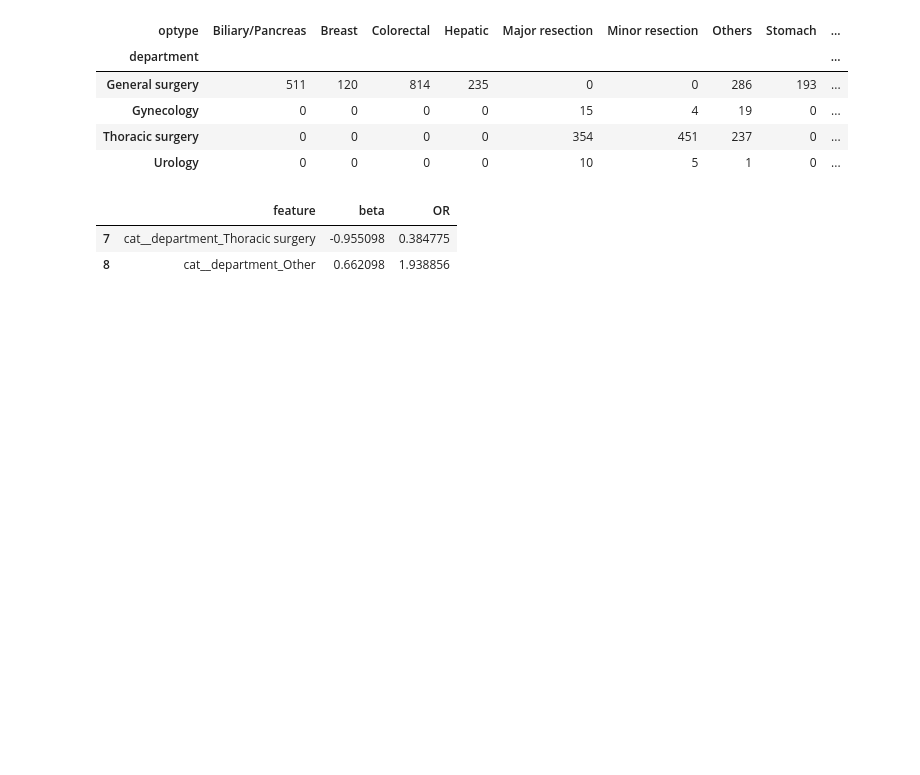
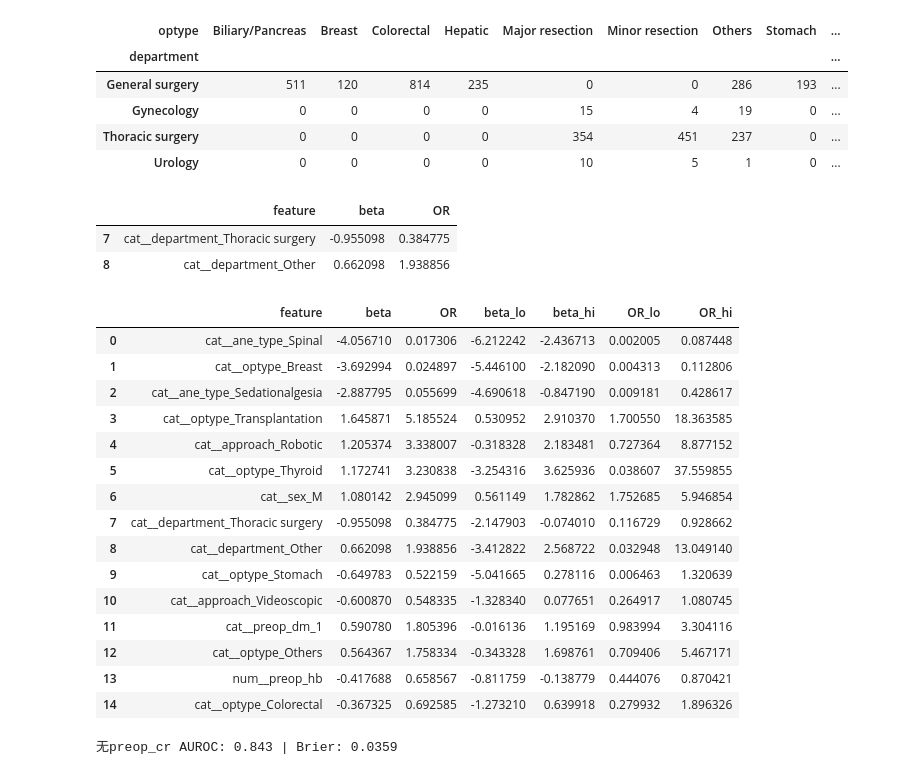
Before and after one commit to zhendai123/postop-aki-vitaldb, a Jupyter notebook: 01_vitaldb_explore.ipynb, the cells around one changed output. Saved outputs shown, nothing was run; the diff lists cells and outputs as text; code cells hidden in the pictures; blank space fills up the shorter version.

Commit message:
statistical layer complete: bootstrap CI table2 + zero-dependence on preop_cr confirmed

```diff
--- a/01_vitaldb_explore.ipynb
+++ b/01_vitaldb_explore.ipynb
@@ -897,3 +897,64 @@ coef_tbl3[coef_tbl3['feature'].str.contains('department', regex=True)]
 |  | feature | beta | OR |
 | 7 | cat__department_Thoracic surgery | -0.955098 | 0.384775 |
 | 8 | cat__department_Other | 0.662098 | 1.938856 |
+# %%
+import warnings
+warnings.filterwarnings('ignore')
+
+C_best = float(lr3.named_steps['m'].C_[0])
+feat3 = lr3.named_steps['pre'].get_feature_names_out()
+
+rng = np.random.default_rng(42)
+B = 300
+boot = np.zeros((B, len(feat3)))
+Xa = Xtr2.reset_index(drop=True)
+ya = ytr2.reset_index(drop=True)
+
+for b in range(B):
+    idx = rng.integers(0, len(Xa), len(Xa))
+    m = Pipeline([('pre', pre2),
+                  ('m', LogisticRegression(C=C_best, max_iter=3000))])
+    m.fit(Xa.iloc[idx], ya.iloc[idx])
+    boot[b] = m.named_steps['m'].coef_[0]
+
+ci = pd.DataFrame({'feature': feat3,
+                   'beta_lo': np.percentile(boot, 2.5, axis=0),
+                   'beta_hi': np.percentile(boot, 97.5, axis=0)})
+table2 = coef_tbl3.merge(ci, on='feature')
+table2['OR_lo'] = np.exp(table2['beta_lo'])
+table2['OR_hi'] = np.exp(table2['beta_hi'])
+table2.head(15)
+# %% [output]
+|  | feature | beta | OR | beta_lo | beta_hi | OR_lo | OR_hi |
+| 0 | cat__ane_type_Spinal | -4.056710 | 0.017306 | -6.212242 | -2.436713 | 0.002005 | 0.087448 |
+| 1 | cat__optype_Breast | -3.692994 | 0.024897 | -5.446100 | -2.182090 | 0.004313 | 0.112806 |
+| 2 | cat__ane_type_Sedationalgesia | -2.887795 | 0.055699 | -4.690618 | -0.847190 | 0.009181 | 0.428617 |
+| 3 | cat__optype_Transplantation | 1.645871 | 5.185524 | 0.530952 | 2.910370 | 1.700550 | 18.363585 |
+| 4 | cat__approach_Robotic | 1.205374 | 3.338007 | -0.318328 | 2.183481 | 0.727364 | 8.877152 |
+| 5 | cat__optype_Thyroid | 1.172741 | 3.230838 | -3.254316 | 3.625936 | 0.038607 | 37.559855 |
+| 6 | cat__sex_M | 1.080142 | 2.945099 | 0.561149 | 1.782862 | 1.752685 | 5.946854 |
+| 7 | cat__department_Thoracic surgery | -0.955098 | 0.384775 | -2.147903 | -0.074010 | 0.116729 | 0.928662 |
+| 8 | cat__department_Other | 0.662098 | 1.938856 | -3.412822 | 2.568722 | 0.032948 | 13.049140 |
+| 9 | cat__optype_Stomach | -0.649783 | 0.522159 | -5.041665 | 0.278116 | 0.006463 | 1.320639 |
+| 10 | cat__approach_Videoscopic | -0.600870 | 0.548335 | -1.328340 | 0.077651 | 0.264917 | 1.080745 |
+| 11 | cat__preop_dm_1 | 0.590780 | 1.805396 | -0.016136 | 1.195169 | 0.983994 | 3.304116 |
+| 12 | cat__optype_Others | 0.564367 | 1.758334 | -0.343328 | 1.698761 | 0.709406 | 5.467171 |
+| 13 | num__preop_hb | -0.417688 | 0.658567 | -0.811759 | -0.138779 | 0.444076 | 0.870421 |
+| 14 | cat__optype_Colorectal | -0.367325 | 0.692585 | -1.273210 | 0.639918 | 0.279932 | 1.896326 |
+# %%
+num_nocr = [v for v in num_vars if v != 'preop_cr']
+pre_nocr = ColumnTransformer([
+    ('num', Pipeline([('imp', SimpleImputer(strategy='median')),
+                      ('sc', StandardScaler())]), num_nocr),
+    ('cat', Pipeline([('imp', SimpleImputer(strategy='most_frequent')),
+                      ('oh', OneHotEncoder(drop='first', handle_unknown='ignore'))]), cat_vars),
+])
+lr_nocr = Pipeline([('pre', pre_nocr),
+                    ('m', LogisticRegression(C=C_best, max_iter=3000))])
+lr_nocr.fit(Xtr2[num_nocr + cat_vars], ytr2)
+p_nocr = lr_nocr.predict_proba(Xte2[num_nocr + cat_vars])[:, 1]
+
+print('无preop_cr AUROC:', round(roc_auc_score(yte2, p_nocr), 3),
+      '| Brier:', round(brier_score_loss(yte2, p_nocr), 4))
+# %% [output]
+无preop_cr AUROC: 0.843 | Brier: 0.0359
```
